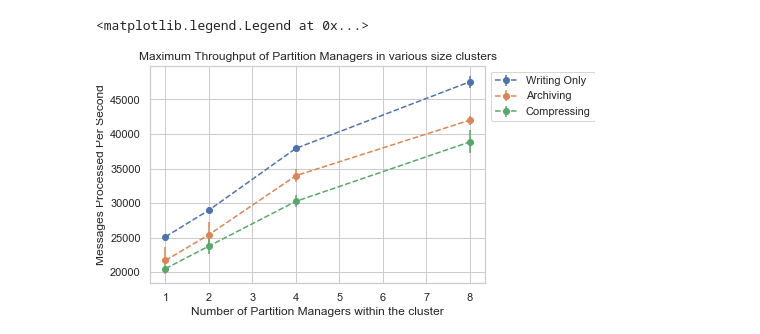
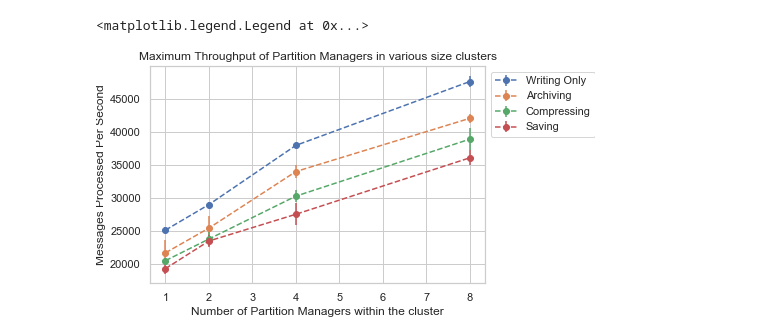
Before and after one commit to miratepuffin/Raphtory-Deployment, a Jupyter notebook: JupyterPlotting/Prometheus.ipynb, the cells around one changed output. Saved outputs shown, nothing was run; the diff lists cells and outputs as text; code cells hidden in the pictures.

```diff
--- a/JupyterPlotting/Prometheus.ipynb
+++ b/JupyterPlotting/Prometheus.ipynb
@@ -288,12 +292,20 @@ compress1.append(("2019-05-31T01:43:24","2019-05-31T01:52:16"))
 compress1.append(("2019-05-31T01:59:16","2019-05-31T02:08:08"))
 compress1.append(("2019-05-31T02:15:08","2019-05-31T02:24:56"))
 
-##save1 = []
+#save1 = []
 #save1.append(("2019-05-31T02:32:24","2019-05-31T02:39:52"))
 #save1.append(("2019-05-31T02:51:32","2019-05-31T02:58:04"))
-##save1.append(("2019-05-31T03:11:08","2019-05-31T03:17:40"))
+#save1.append(("2019-05-31T03:11:08","2019-05-31T03:17:40"))
 #save1.append(("2019-05-31T03:32:24","2019-05-31T03:37:32"))
 #save1.append(("2019-05-31T03:48:16","2019-05-31T03:55:16"))
+
+save1 = []
+save1.append(("2019-06-09T21:02:03","2019-06-09T21:11:17"))
+save1.append(("2019-06-09T21:17:07","2019-06-09T21:26:13"))
+save1.append(("2019-06-09T21:32:03","2019-06-09T21:41:43"))
+save1.append(("2019-06-09T21:47:07","2019-06-09T21:56:27"))
+save1.append(("2019-06-09T22:02:11","2019-06-09T22:11:02"))
+
 
 Write2 = []
 Write2.append(("2019-05-31T21:27:19","2019-05-31T21:40:51"))
@@ -322,6 +334,12 @@ compress2.append(("2019-06-01T02:02:32","2019-06-01T02:13:16"))
 #save2.append(("2019-06-01T03:04:36","2019-06-01T03:18:36"))
 #save2.append(("2019-06-01T03:24:12","2019-06-01T03:39:08"))
 #save2.append(("2019-06-01T03:45:28","2019-06-01T04:01:20"))
+save2 = []
+save2.append(("2019-06-09T19:32:13","2019-06-09T19:42:53"))
+save2.append(("2019-06-09T19:50:11","2019-06-09T20:01:30"))
+save2.append(("2019-06-09T20:08:12","2019-06-09T20:18:52"))
+save2.append(("2019-06-09T20:26:06","2019-06-09T20:37:00"))
+save2.append(("2019-06-09T20:44:19","2019-06-09T20:55:13"))
 
 Write4 = []
 Write4.append(("2019-06-01T04:07:12","2019-06-01T04:25:24"))
@@ -344,6 +362,13 @@ compress4.append(("2019-06-01T08:54:20","2019-06-01T09:09:16"))
 compress4.append(("2019-06-01T09:16:16","2019-06-01T09:31:21"))
 compress4.append(("2019-06-01T09:38:12","2019-06-01T09:52:56"))
 
+save4 = []
+save4.append(("2019-06-09T17:49:11","2019-06-09T18:02:01"))
+save4.append(("2019-06-09T18:08:03","2019-06-09T18:23:09"))
+save4.append(("2019-06-09T18:29:30","2019-06-09T18:44:17"))
+save4.append(("2019-06-09T18:50:07","2019-06-09T19:05:23"))
+save4.append(("2019-06-09T19:11:15","2019-06-09T19:26:11"))
+
 Write8 = []
 Write8.append(("2019-06-01T11:44:20","2019-06-01T12:08:08"))
 Write8.append(("2019-06-01T12:15:08","2019-06-01T12:38:56"))
@@ -365,9 +390,17 @@ compress8.append(("2019-06-01T17:32:12","2019-06-01T17:52:16"))
 compress8.append(("2019-06-01T17:59:16","2019-06-01T18:18:52"))
 compress8.append(("2019-06-01T18:26:08","2019-06-01T18:45:16"))
 
+save8 = []
+save8.append(("2019-06-09T15:26:10","2019-06-09T15:43:40"))
+save8.append(("2019-06-09T16:08:08","2019-06-09T16:26:30"))
+save8.append(("2019-06-09T16:33:03","2019-06-09T16:50:50"))
+save8.append(("2019-06-09T16:58:02","2019-06-09T17:16:20"))
+save8.append(("2019-06-09T17:23:05","2019-06-09T17:42:50"))
+
 writeSet = [Write1,Write2,Write4,Write8]
 archiveSet = [Archive1,Archive2,Archive4,Archive8]
 compressSet=[compress1,compress2,compress4,compress8]
+saveSet=[save1,save2,save4,save8]
 #plotAverage(Archive2,cpu,mainMessages,"2 Partition Managers Archiving")
 # %%
 plt.tight_layout()
@@ -413,12 +456,13 @@ plt.legend(loc="upper left", bbox_to_anchor=(1,1))
 # %%
 plt.tight_layout()
 plt.title('Maximum Throughput of Partition Managers in various size clusters')
 plt.xlabel('Number of Partition Managers within the cluster')
 plt.ylabel('Messages Processed Per Second')
 plotMax(writeSet,[1,2,4,8],updates,"Writing Only")
 plotMax(archiveSet,[1,2,4,8],updates,"Archiving")
 plotMax(compressSet,[1,2,4,8],updates,"Compressing")
+plotMax(saveSet,[1,2,4,8],updates,"Saving")
 plt.legend(loc="upper left", bbox_to_anchor=(1,1))
 # %% [output]
 <matplotlib.legend.Legend at 0x...>
-[figure, old version]
+[figure, new version]
```
Also changed, not shown: parts of 9 cells of this notebook.
